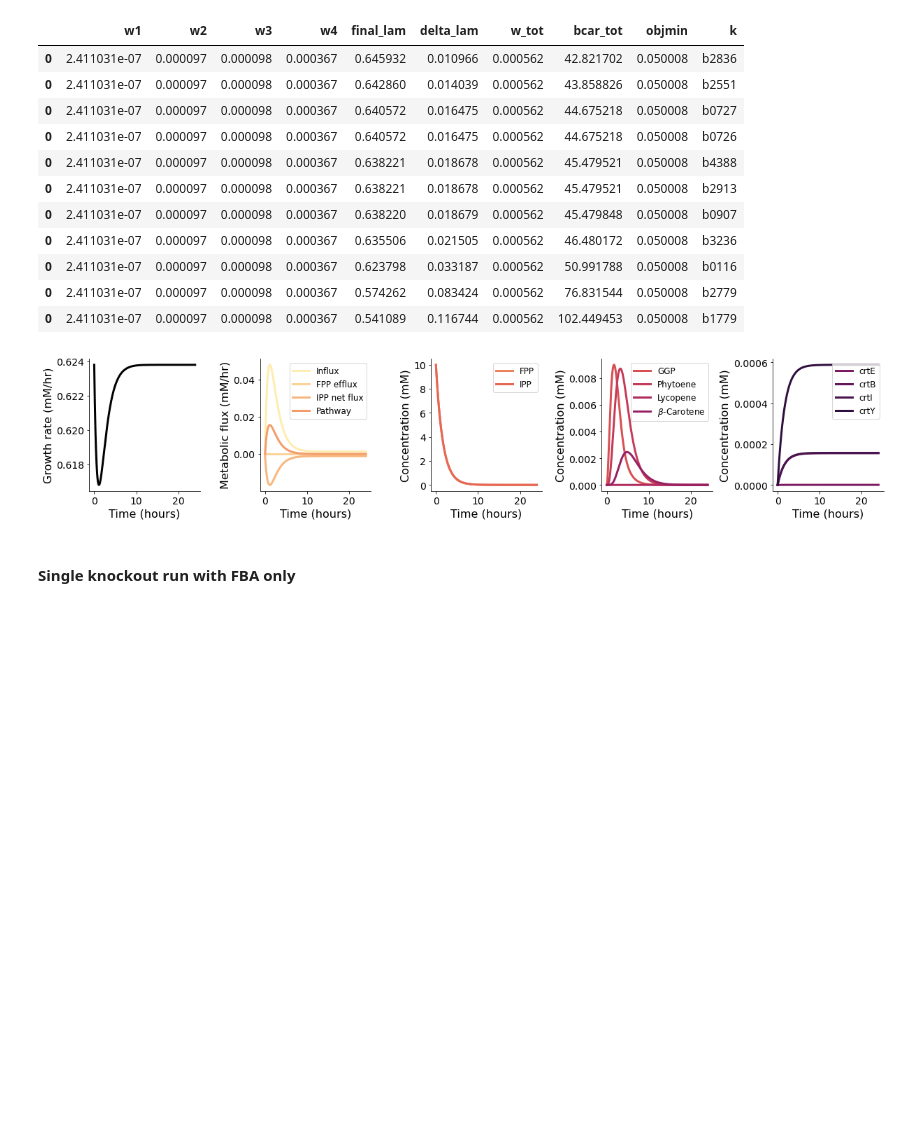
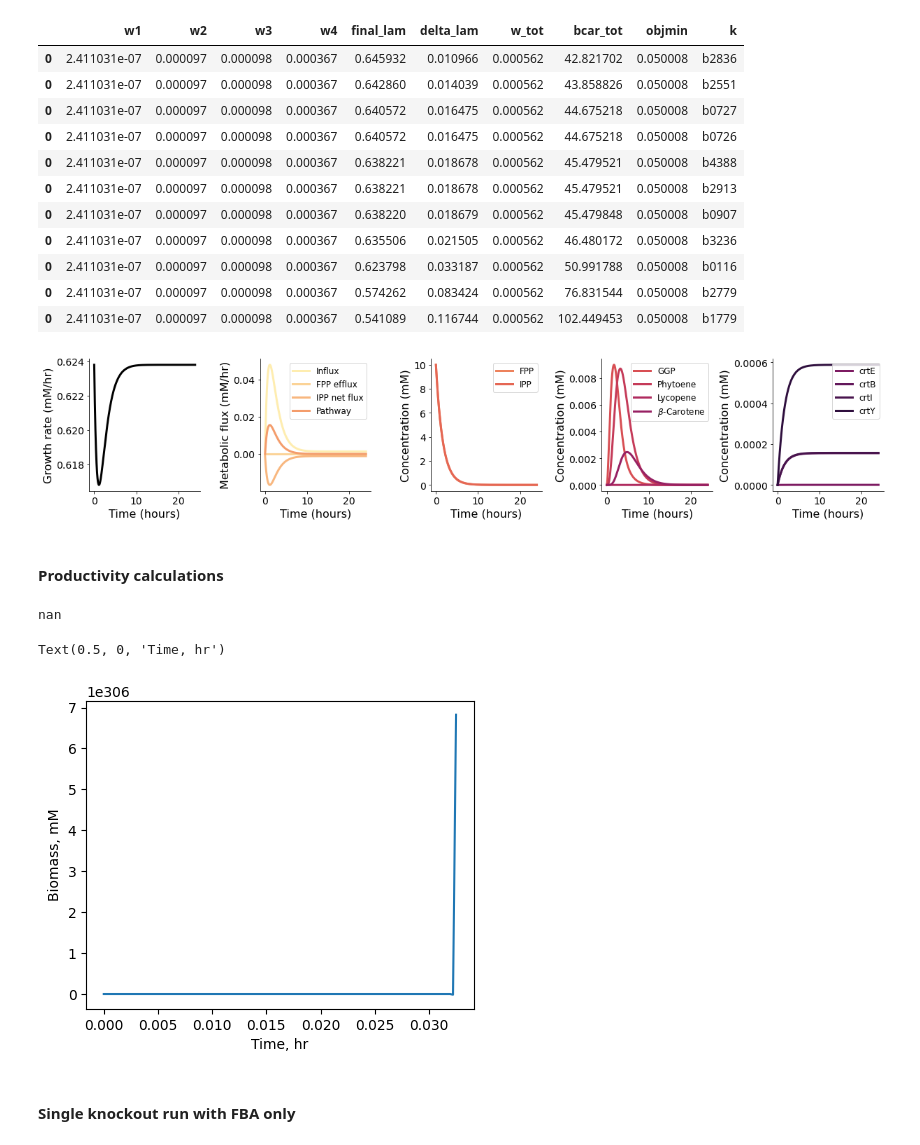
Before and after one commit to cjmerzbacher/joint-simulator, a Jupyter notebook: beta_carotene/bcar_viz.ipynb, the cells around one changed output. Saved outputs shown, nothing was run; the diff lists cells and outputs as text; code cells hidden in the pictures; blank space fills up the shorter version.

Commit message:
first productivity attempt.

```diff
--- a/beta_carotene/bcar_viz.ipynb
+++ b/beta_carotene/bcar_viz.ipynb
@@ -730,6 +730,40 @@ fig.tight_layout()
 #fig.savefig("../figs/bcar_samplesim.png", dpi=300)
 # %% [output]
 [figure]
+# %% [markdown]
+#### Productivity calculations
+# %%
+knockouts = pd.read_csv('knockouts_1105.csv')
+knockouts.head()
+#select interesting intermediate knockouts
+selected_knockouts = knockouts.loc[knockouts.final_lam > 0.1].loc[knockouts.delta_lam > 0.01]
+#read in fba sheets and compute biomass curves over time
+for k in selected_knockouts.k.unique():
+    fba_k = pd.read_csv('F:/knockouts/'+k+'/sim_fba_data_'+k+'.csv')
+    fba_k.head()
+    break
+#compute total biomass normalized product
+# %%
+x = 1.
+D = 400.
+biomass = []
+for i in range(len(fba_k)):
+    dxdt = fba_k.lam[i]*x - D*x
+    x = x + dxdt
+    biomass.append(dxdt)
+
+productivity = knockouts.loc[knockouts.k == k].bcar_tot.unique()[0] / x
+print(productivity)
+
+fig, ax = plt.subplots(1, 1, figsize=(5, 4))
+ax.plot(fba_k.time, biomass)
+ax.set_ylabel('Biomass, mM')
+ax.set_xlabel('Time, hr')
+#ax.set_ylim([0, 100])
+# %% [output]
+nan
+Text(0.5, 0, 'Time, hr')
+[figure, added]
 # %% [markdown]
 #### Single knockout run with FBA only
 # %%
```
